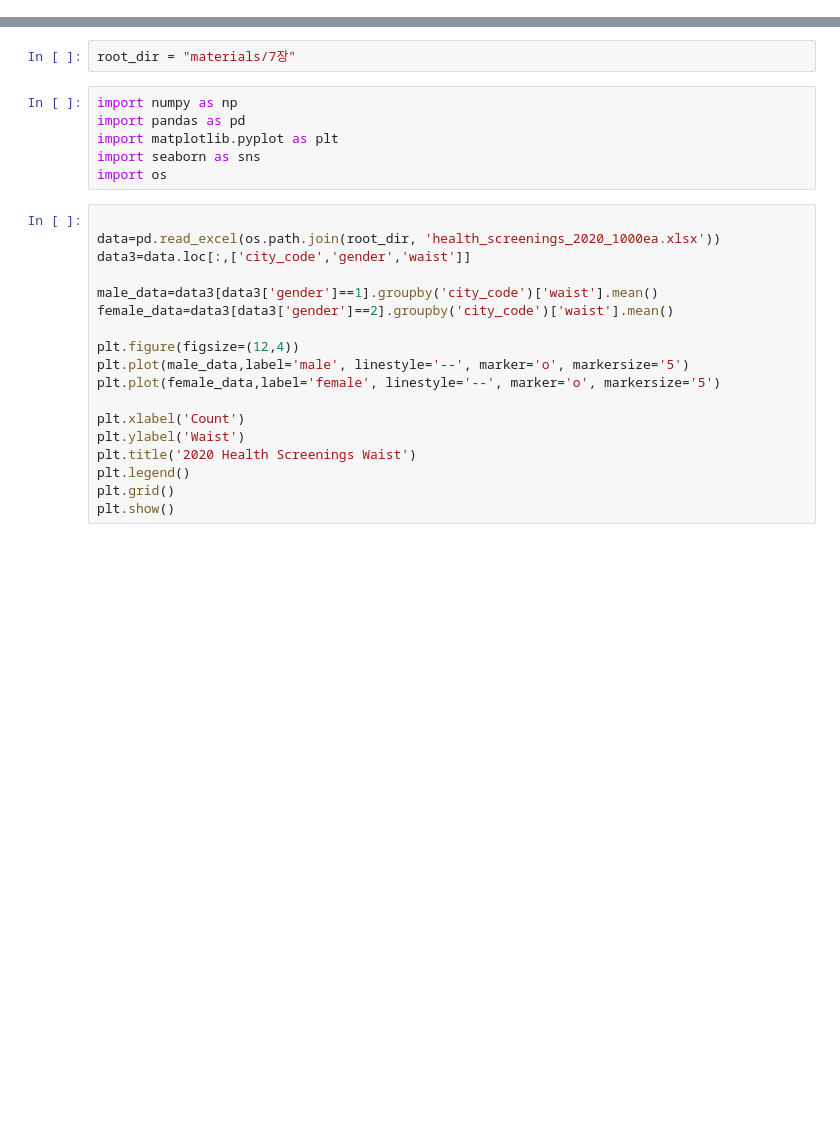
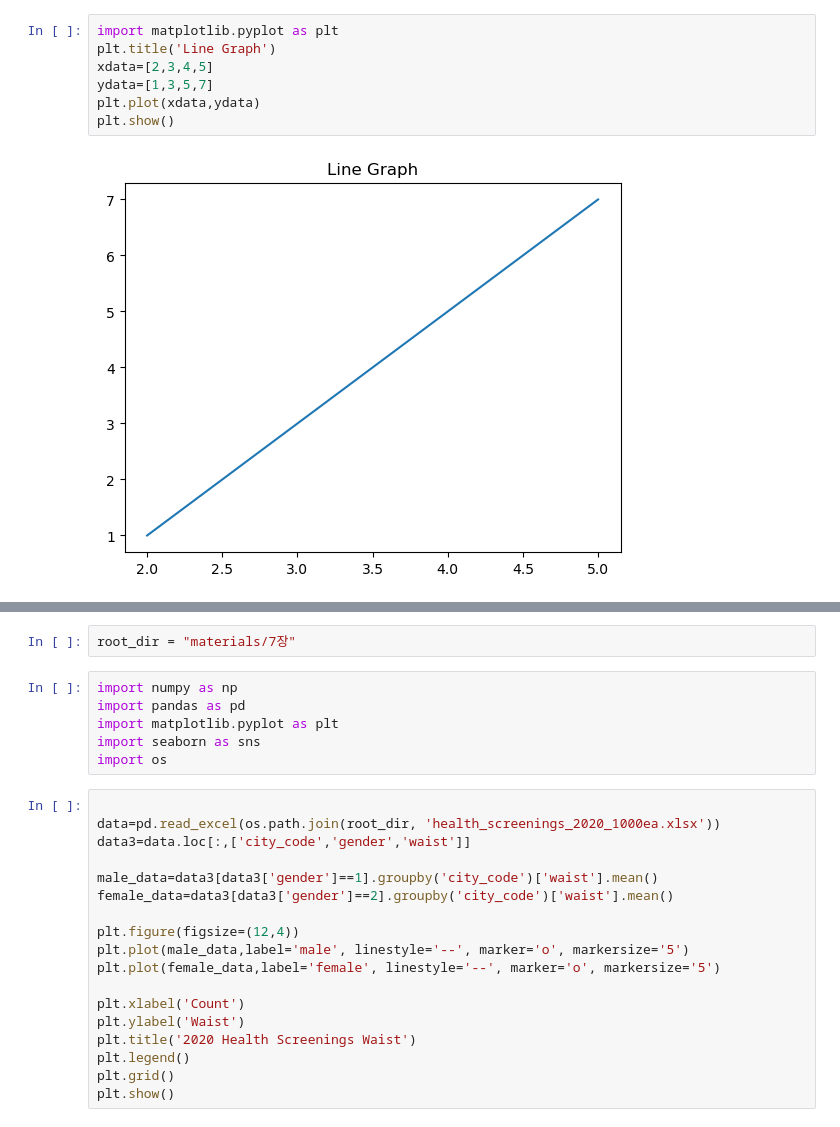
Before and after one commit to Ewha-Ohsori/OhsoriMarket, a Jupyter notebook: Downloads/DAbook1-main/ch7.ipynb, the cells around one changed output, grey strips where cells are left out. Saved outputs shown, nothing was run; the diff lists cells and outputs as text; blank space fills up the shorter version.

```diff
--- a/Downloads/DAbook1-main/ch7.ipynb
+++ b/Downloads/DAbook1-main/ch7.ipynb
@@ -0,0 +9,9 @@
+# %%
+import matplotlib.pyplot as plt
+plt.title('Line Graph')
+xdata=[2,3,4,5]
+ydata=[1,3,5,7]
+plt.plot(xdata,ydata)
+plt.show()
+# %% [output]
+[figure, added]
```
Also changed, not shown: parts of 7 cells of this notebook.
